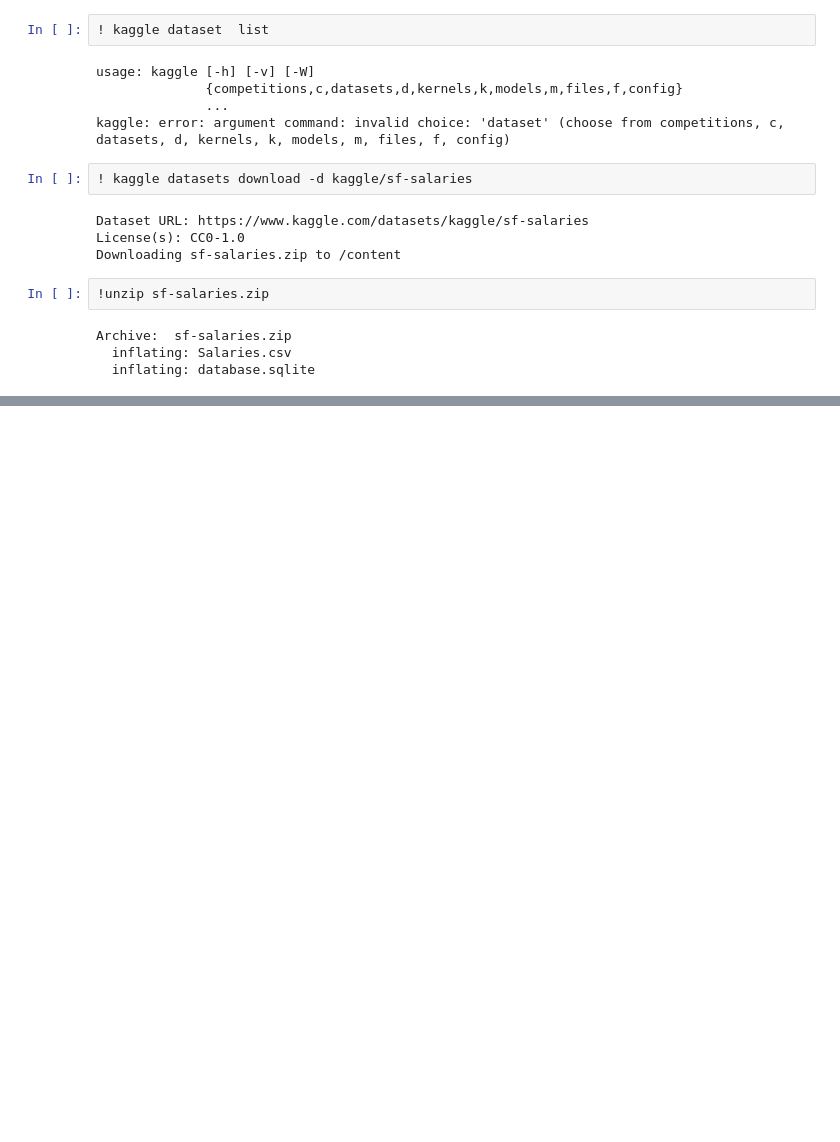
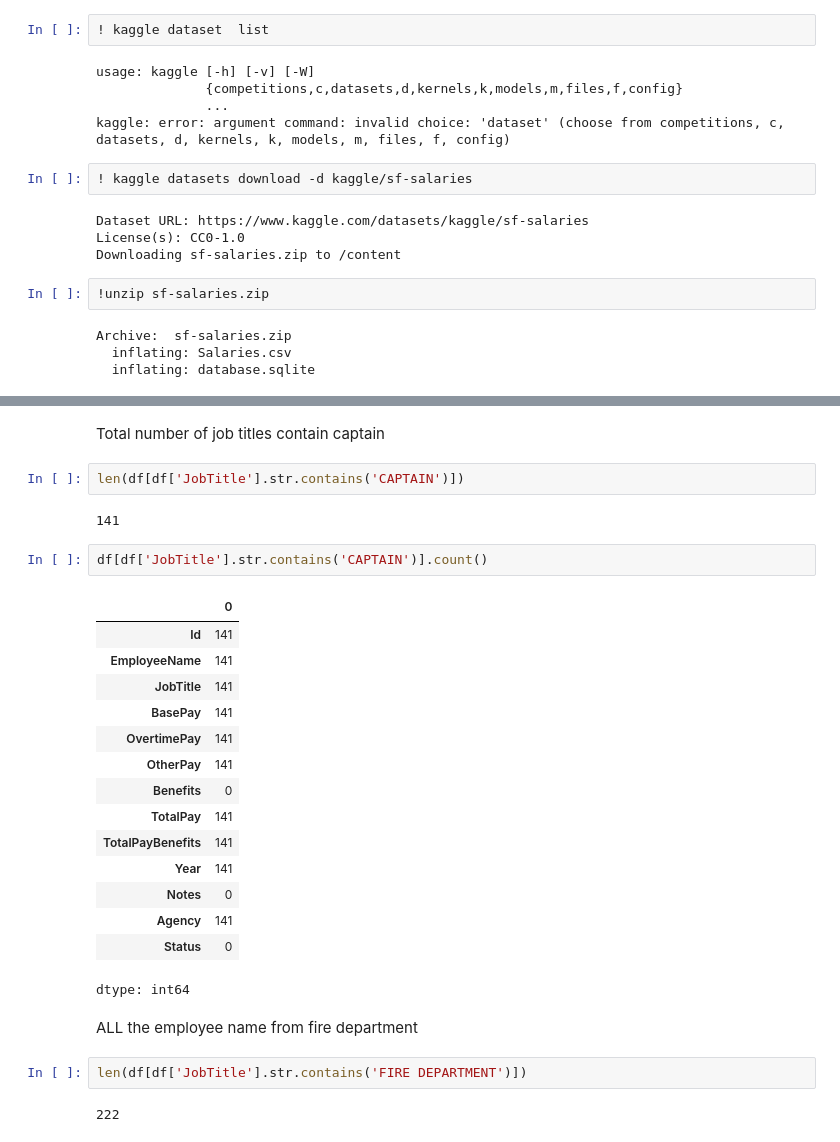
Before and after one commit to Nabila45/SF_salaries, a Jupyter notebook: case_study_02_SF_Salaries.ipynb, the cells around one changed output, grey strips where cells are left out. Drawn from its saved outputs; the diff is of its cells as text; blank space fills up the shorter version.

```diff
--- a/case_study_02_SF_Salaries.ipynb
+++ b/case_study_02_SF_Salaries.ipynb
@@ -64,0 +169,30 @@ df.head(5)
+# %% [markdown]
+Total number of job titles contain captain
+# %%
+len(df[df['JobTitle'].str.contains('CAPTAIN')])
+# %% [output]
+141
+# %%
+df[df['JobTitle'].str.contains('CAPTAIN')].count()
+# %% [output]
+|  | 0 |
+| Id | 141 |
+| EmployeeName | 141 |
+| JobTitle | 141 |
+| BasePay | 141 |
+| OvertimePay | 141 |
+| OtherPay | 141 |
+| Benefits | 0 |
+| TotalPay | 141 |
+| TotalPayBenefits | 141 |
+| Year | 141 |
+| Notes | 0 |
+| Agency | 141 |
+| Status | 0 |
+dtype: int64
+# %% [markdown]
+ALL the employee name from fire department
+# %%
+len(df[df['JobTitle'].str.contains('FIRE DEPARTMENT')])
+# %% [output]
+222
```
Also changed, not shown: parts of 24 cells of this notebook.
